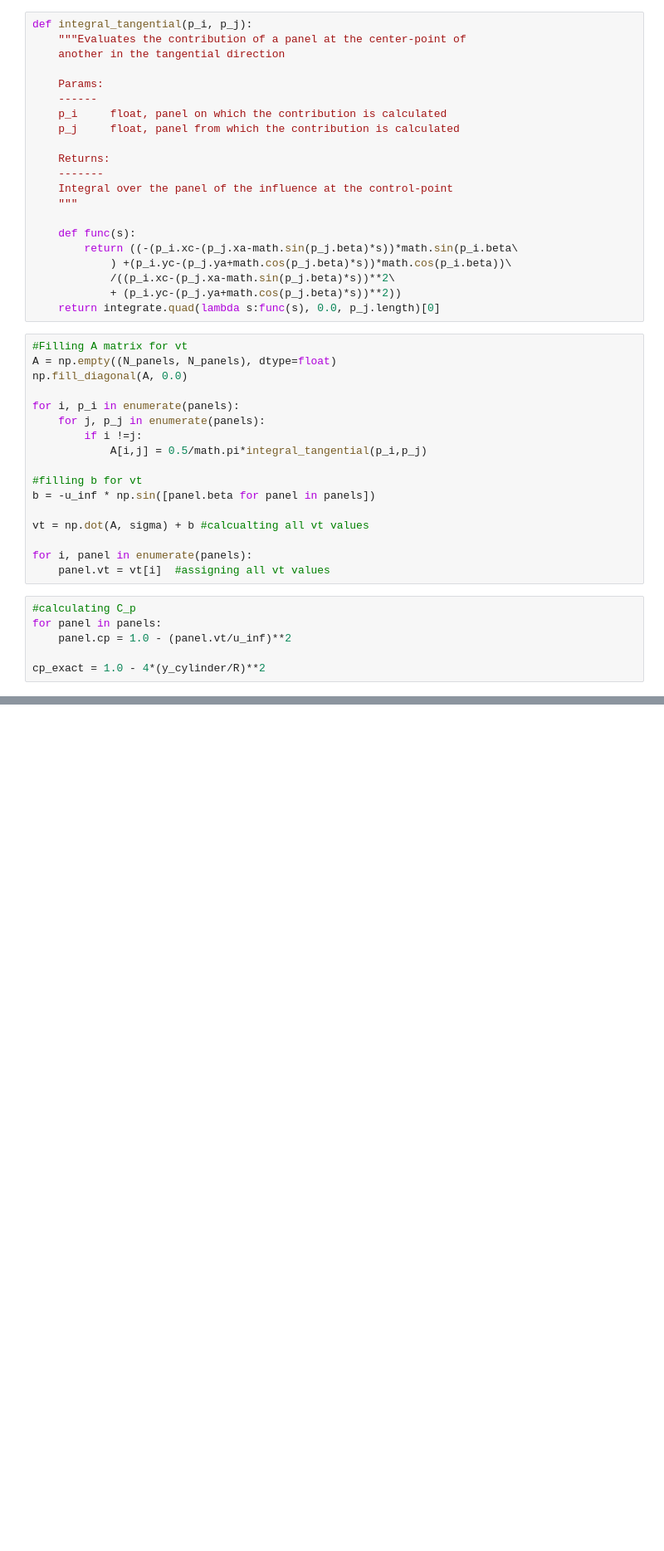
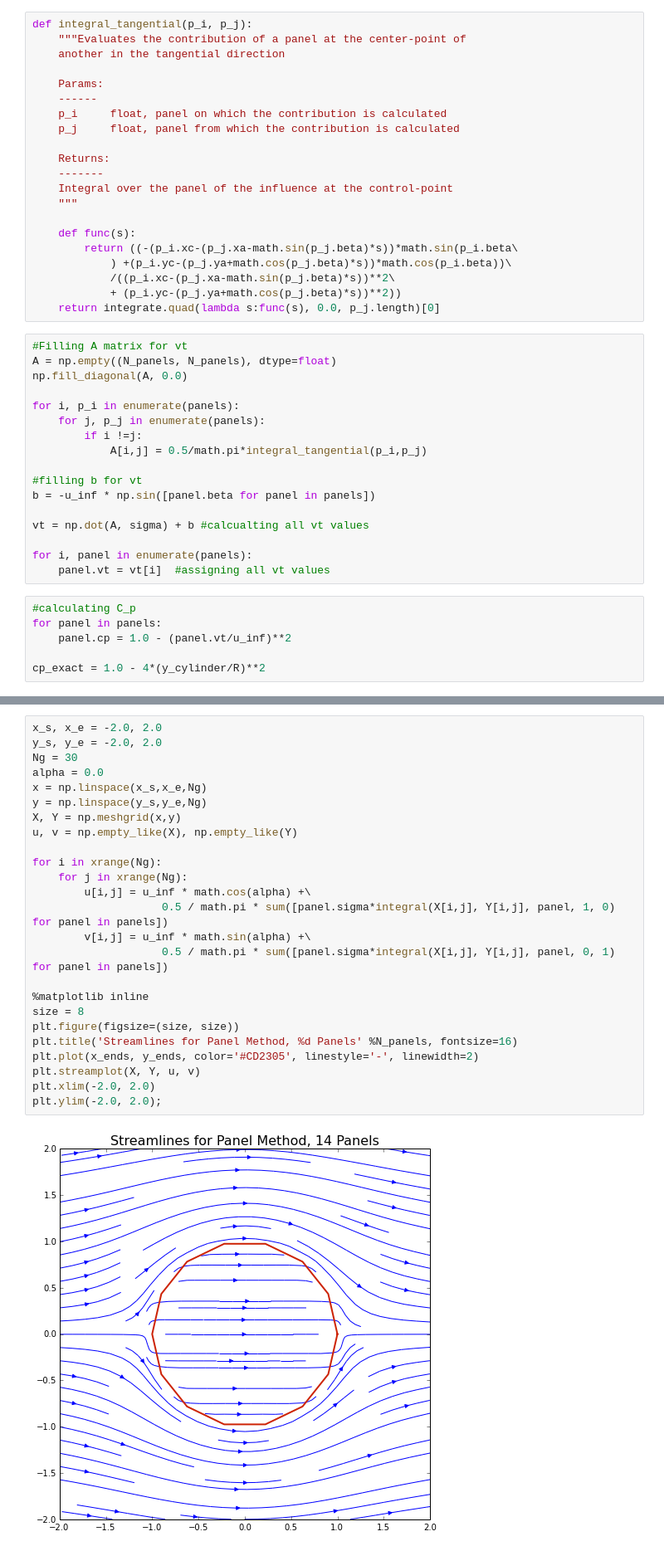
Before and after one commit to cbell14/Aero_Hydro, a Jupyter notebook: 09_Flow_Over_Cylinder.ipynb, the cells around one changed output, grey strips where cells are left out. Shown at 83% size. Cells and saved outputs as stored; diff of their text form; blank space fills up the shorter version.

```diff
--- a/09_Flow_Over_Cylinder.ipynb
+++ b/09_Flow_Over_Cylinder.ipynb
@@ -180,0 +204,27 @@ plt.legend(['analytical', 'source panel method'], loc='best', prop=\
+# %%
+x_s, x_e = -2.0, 2.0
+y_s, y_e = -2.0, 2.0
+Ng = 30
+alpha = 0.0
+x = np.linspace(x_s,x_e,Ng)
+y = np.linspace(y_s,y_e,Ng)
+X, Y = np.meshgrid(x,y)
+u, v = np.empty_like(X), np.empty_like(Y)
+
+for i in xrange(Ng):
+    for j in xrange(Ng):
+        u[i,j] = u_inf * math.cos(alpha) +\
+                    0.5 / math.pi * sum([panel.sigma*integral(X[i,j], Y[i,j], panel, 1, 0) for panel in panels])
+        v[i,j] = u_inf * math.sin(alpha) +\
+                    0.5 / math.pi * sum([panel.sigma*integral(X[i,j], Y[i,j], panel, 0, 1) for panel in panels])
+
+%matplotlib inline
+size = 8
+plt.figure(figsize=(size, size))
+plt.title('Streamlines for Panel Method, %d Panels' %N_panels, fontsize=16)
+plt.plot(x_ends, y_ends, color='#CD2305', linestyle='-', linewidth=2)
+plt.streamplot(X, Y, u, v)
+plt.xlim(-2.0, 2.0)
+plt.ylim(-2.0, 2.0);
+# %% [output]
+[figure, added]
```
Also changed, not shown: parts of 5 cells of this notebook, 1 other file.
